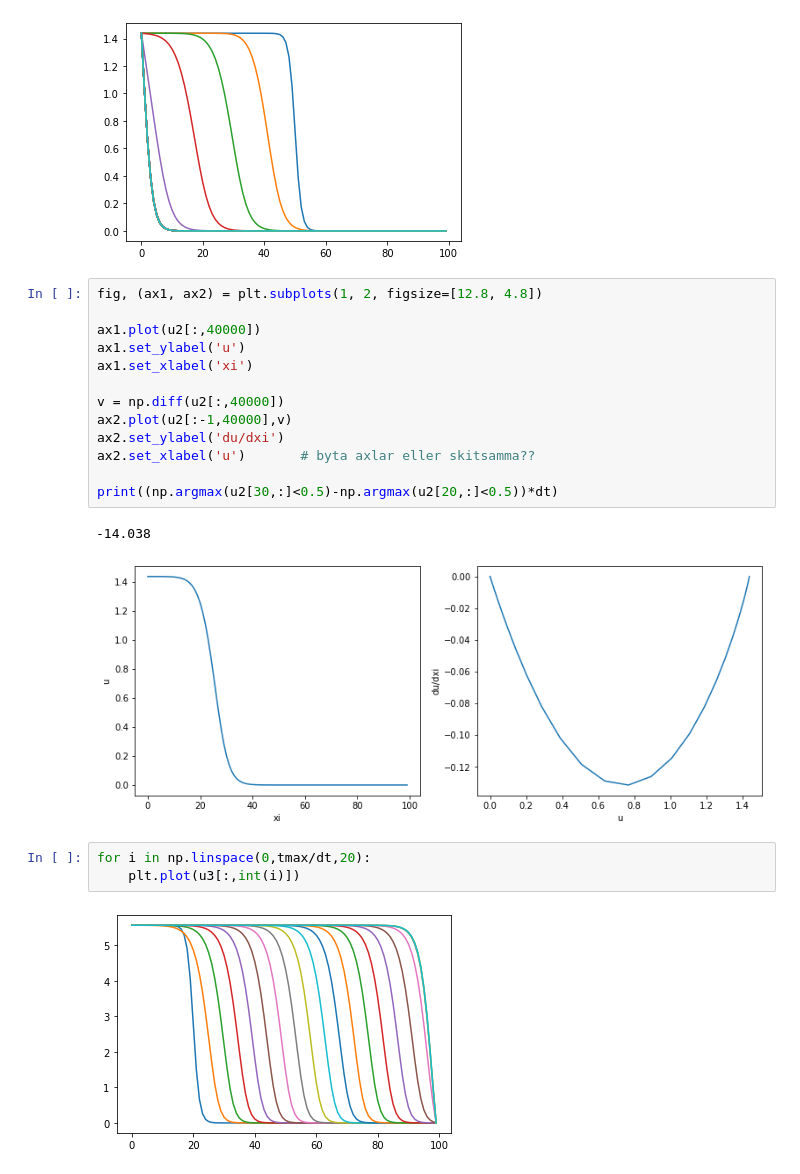
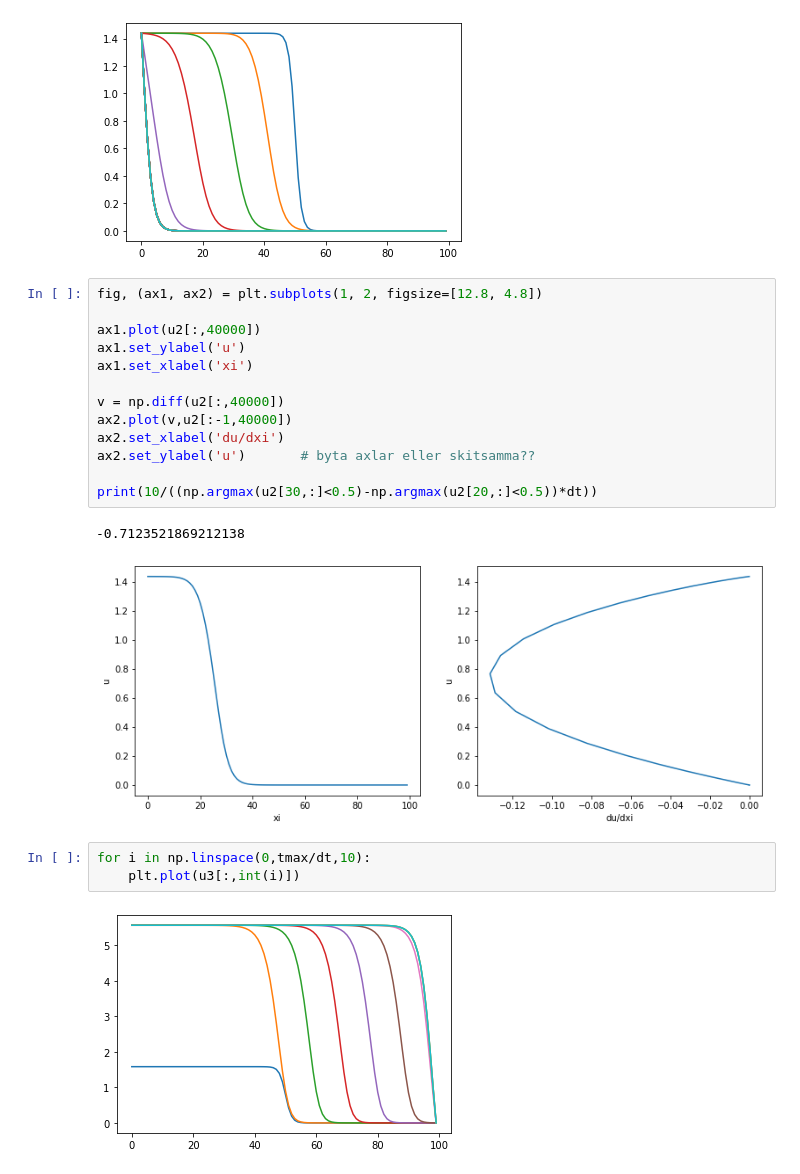
Before and after one commit to AxelEiman/CompBio, a Jupyter notebook: Hw2.1.ipynb, the cells around one changed output. Saved outputs shown, nothing was run; the diff lists cells and outputs as text.

```diff
--- a/Hw2.1.ipynb
+++ b/Hw2.1.ipynb
@@ -103,16 +102,16 @@ ax1.set_ylabel('u')
 ax1.set_xlabel('xi')
 
 v = np.diff(u2[:,40000])
-ax2.plot(u2[:-1,40000],v)
-ax2.set_ylabel('du/dxi')
-ax2.set_xlabel('u')       # byta axlar eller skitsamma??
+ax2.plot(v,u2[:-1,40000])
+ax2.set_xlabel('du/dxi')
+ax2.set_ylabel('u')       # byta axlar eller skitsamma??
 
-print((np.argmax(u2[30,:]<0.5)-np.argmax(u2[20,:]<0.5))*dt)
+print(10/((np.argmax(u2[30,:]<0.5)-np.argmax(u2[20,:]<0.5))*dt))
 # %% [output]
--14.038
+-0.7123521869212138
-[figure, old version]
+[figure, new version]
 # %%
-for i in np.linspace(0,tmax/dt,20):
+for i in np.linspace(0,tmax/dt,10):
     plt.plot(u3[:,int(i)])
 # %% [output]
-[figure, old version]
+[figure, new version]
```
Also changed, not shown: parts of 2 cells of this notebook.
